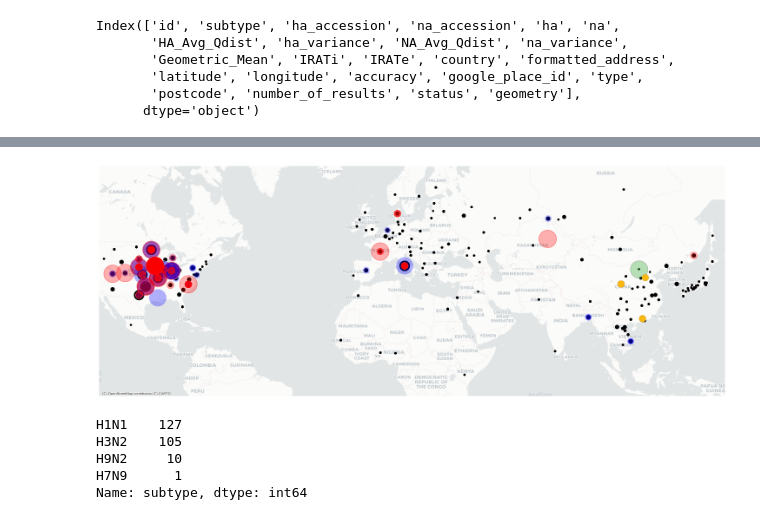
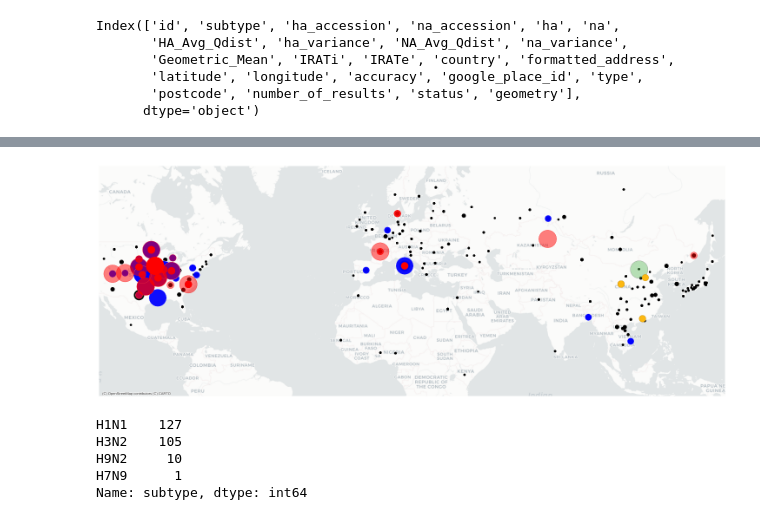
Before and after one commit to zeroknowledgediscovery/emergenet, a Jupyter notebook: irat_qnet/preddata/georisk-Copy1.ipynb, the cells around one changed output, grey strips where cells are left out. Drawn from its saved outputs; the diff is of its cells as text; code cells hidden in the pictures.

```diff
--- a/irat_qnet/preddata/georisk-Copy1.ipynb
+++ b/irat_qnet/preddata/georisk-Copy1.ipynb
@@ -204,16 +212,16 @@ ALPHA=1
 #plotRisk(geo_DF___,ax=ax1,cmap=cmap,markersize=1.5,ALPHA=ALPHA,
 #         markeredgecolor='#ffaaaa',variable='IRATe',VMIN=geo_DF__.IRATe.min(),
 #         VMAX=geo_DF__.IRATe.max())
-plotRisk(geo_DF___,ax=ax1,cmap=cmap,markersize=1.5,ALPHA=ALPHA,
-         markeredgecolor='#ffaaaa',variable='IRATe',VMIN=geo_DF__.IRATi.min(),
-         VMAX=geo_DF__.IRATi.max())
-plotRisk(geo_DF____,ax=ax1,cmap=cmap,markersize=1.5,ALPHA=ALPHA,
+# plotRisk(geo_DF___,ax=ax1,cmap=cmap,markersize=1.5,ALPHA=ALPHA,
+#          markeredgecolor='#ffaaaa',variable='IRATe',VMIN=geo_DF__.IRATi.min(),
+#          VMAX=geo_DF__.IRATi.max())
+plotRisk(tf,ax=ax1,cmap=cmap,markersize=3.5,ALPHA=ALPHA,
          markeredgecolor='#ffaaaa',variable='IRATe',VMIN=geo_DF__.IRATi.min(),
          VMAX=geo_DF__.IRATi.max())
 
 
 #ctx.add_basemap(ax1,source=ctx.providers.Stamen.TonerLite,alpha=1)
-ctx.add_basemap(ax1,source=ctx.providers.CartoDB.Positron,alpha=.7)
+ctx.add_basemap(ax1,source=ctx.providers.CartoDB.Positron,alpha=1)
 #ctx.add_basemap(ax1,source=ctx.providers.Stamen.Toner)
 #ctx.add_basemap(ax1,source=ctx.providers.Stamen.Watercolor,alpha=.5)
 #ctx.add_basemap(ax1,source=ctx.providers.NASAGIBS.ViirsEarthAtNight2012,alpha=1)
@@ -291,3 +299,28 @@ pf[pf.subtype=='H9N2']
 | 241 | A/chicken/Guangdong/F92/2022 | H9N2 | EPI2167451 | EPI2167454 | METISLITILLAATVSNADKICIGYQSTNSTET... | MNPNQKITAIGSVSLIIAIICLLMQIAILTTTM... | 0.026589 | 0.000122 | ... |
 | 242 | A/chicken/Guangdong/F99/2022 | H9N2 | EPI2167503 | EPI2167506 | MEAVSLITILLAATVSNADKICIGYQSTNSTET... | MNPNQKITAIGSVSLIIAIICLLMQIAILTTTM... | 0.018988 | 0.000092 | ... |
 10 rows × 24 columns
+# %%
+cmap = cm.gist_rainbow
+cmap = cm.gray
+TVAR='IRATe'
+
+fname1='./WB_Coastlines_10m/WB_Coastlines_10m.shp'
+df1 = geopandas.read_file(fname1)
+plt.style.use('dark_background')
+plt.style.use('seaborn-whitegrid')
+df1__ = df1.to_crs(epsg=3857) # reproject it in Web mercator
+ax1 = df1__.plot(figsize=(20,20), alpha=.0, edgecolor='w')
+VMIN=pf[TVAR].min()
+VMAX=pf[TVAR].max()
+
+ALPHA=1
+plotRisk(tf,ax=ax1,cmap=cmap,markersize=1.5,ALPHA=ALPHA,mssize=mssize1,
+         markeredgecolor='#777777',variable=TVAR,VMIN=VMIN,colalpha=.4,colR=0.3,colG=.7,colB=0.3,
+         VMAX=VMAX)
+
+
+ctx.add_basemap(ax1,source=ctx.providers.CartoDB.Positron,alpha=.7)
+ax1.set_ylim(-.1e7,.985e7)
+ax1.set_xlim(-1.3e7,1.65e7)
+ax1.set_axis_off()
+saveFIG(filename='../../tex/Figures/bionorad_tmp.pdf')
@@ -309,41 +344,36 @@ ALPHA=1
 plotRisk(pf1,ax=ax1,cmap=cmap,markersize=.5,ALPHA=ALPHA,mssize=mssize1,
          markeredgecolor=None,variable=TVAR,VMIN=VMIN,colalpha=1,colR=0,colG=0,colB=0,
          VMAX=VMAX)
 
-plotRisk(pf[pf.id==]
-
-#A/swine/Missouri/A02524711/2020
-
-
 plotRisk(pf[pf.subtype=='H7N9'],ax=ax1,cmap=cmap,markersize=1.5,ALPHA=ALPHA,mssize=mssize1,
          markeredgecolor='#777777',variable=TVAR,VMIN=VMIN,colalpha=.4,colR=0.3,colG=.7,colB=0.3,
          VMAX=VMAX)
 
 plotRisk(pf[pf.subtype=='H3N2'],ax=ax1,cmap=cmap,markersize=1.5,ALPHA=ALPHA,mssize=mssize1,
-         markeredgecolor=(1,1,1,1),variable=TVAR,VMIN=VMIN,colalpha=.3,colR=0,colG=0,colB=1,
+         markeredgecolor=(1,1,1,1),variable=TVAR,VMIN=VMIN,colalpha=.95,colR=0,colG=0,colB=1,
          VMAX=VMAX)
 
 plotRisk(pf[pf.subtype=='H9N2'],ax=ax1,cmap=cmap,markersize=1.5,ALPHA=ALPHA,mssize=mssize1,
          markeredgecolor='#BD890F',variable=TVAR,VMIN=VMIN,colalpha=1,colR=0.99,colG=.72,colB=0.07,
          VMAX=VMAX)
 
 plotRisk(pf[pf.subtype=='H1N1'],ax=ax1,cmap=cmap,markersize=1.5,ALPHA=ALPHA,mssize=mssize1,
-         markeredgecolor='#ff0000',variable=TVAR,VMIN=VMIN,colalpha=.3,colR=1,colG=0,colB=0,
+         markeredgecolor='#ff0000',variable=TVAR,VMIN=VMIN,colalpha=.5,colR=1,colG=0,colB=0,
          VMAX=VMAX)
 
 
 #ctx.add_basemap(ax1,source=ctx.providers.Stamen.TonerLite,alpha=.5)
 ctx.add_basemap(ax1,source=ctx.providers.CartoDB.Positron,alpha=.7)
 #ctx.add_basemap(ax1,source=ctx.providers.Stamen.Toner)
 #ctx.add_basemap(ax1,source=ctx.providers.Stamen.Watercolor,alpha=.5)
 #ctx.add_basemap(ax1,source=ctx.providers.NASAGIBS.ViirsEarthAtNight2012,alpha=1)
 #ax1.set_ylim(-.85e7,.985e7)
 ax1.set_ylim(-.1e7,.985e7)
 ax1.set_xlim(-1.3e7,1.65e7)
 ax1.set_axis_off()
 saveFIG(filename='../../tex/Figures/bionorad.pdf')
 # %% [output]
-[figure, old version]
+[figure, new version]
 # %%
 pf.subtype.value_counts()
 # %% [output]
```
Also changed, not shown: parts of 5 cells of this notebook, 18 other files.
